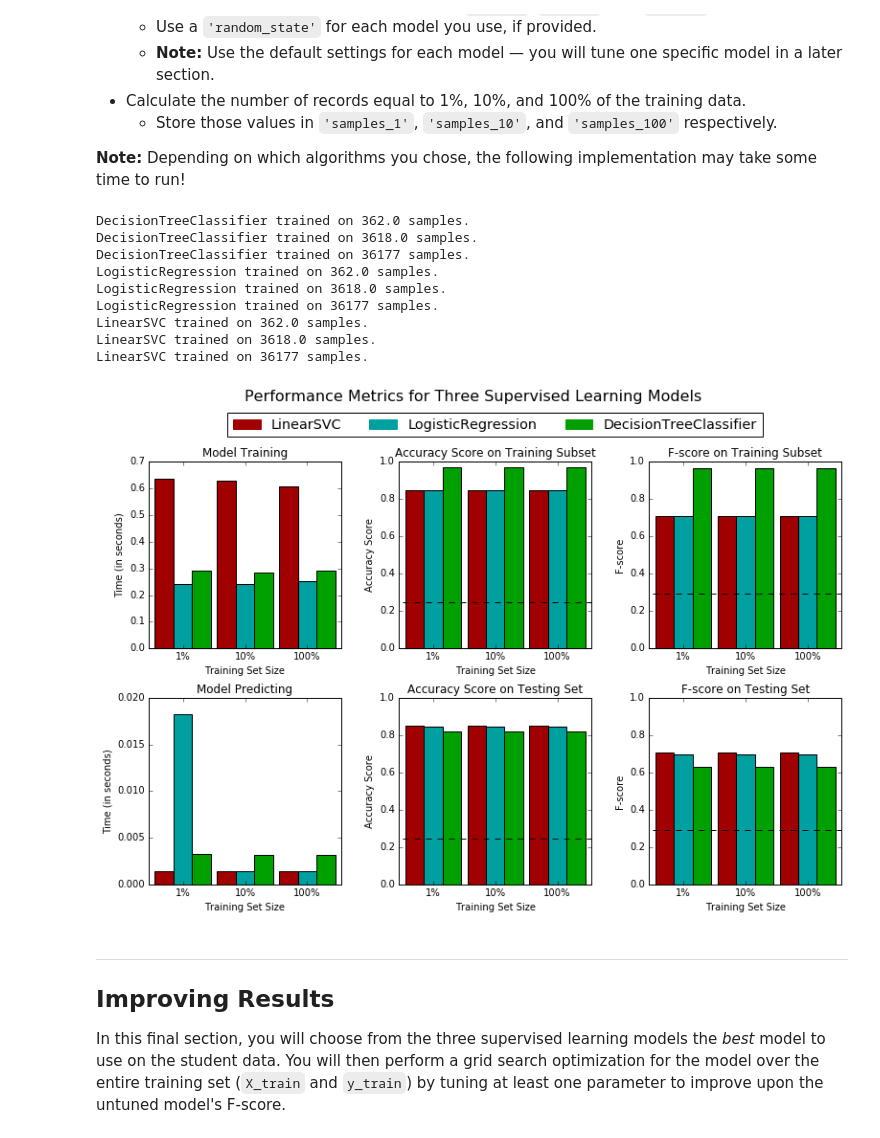
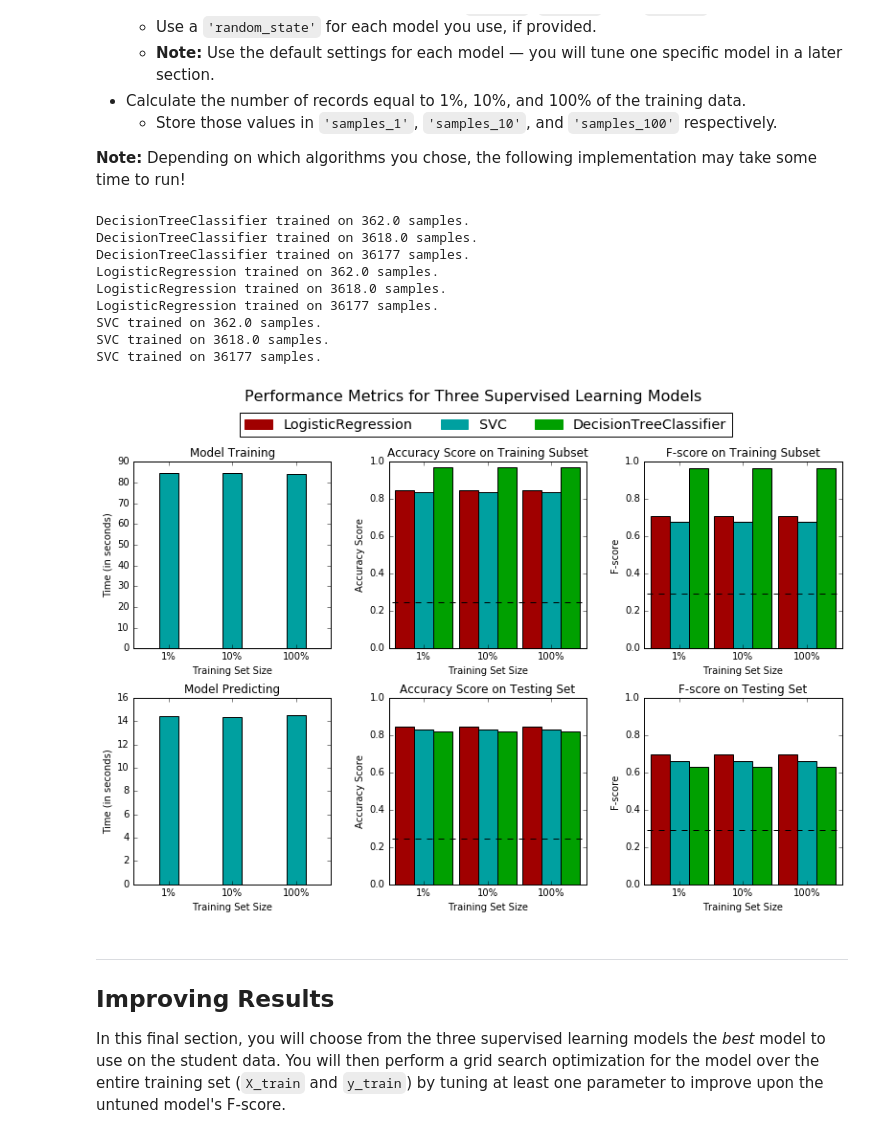
Before and after one commit to sznorbert96/machine-learning-nano, a Jupyter notebook: projects/finding_donors/finding_donors.ipynb, the cells around one changed output. Saved outputs shown, nothing was run; the diff lists cells and outputs as text; code cells hidden in the pictures.

```diff
--- a/projects/finding_donors/finding_donors.ipynb
+++ b/projects/finding_donors/finding_donors.ipynb
@@ -305,7 +304,7 @@ def train_predict(learner, sample_size, X_train, y_train, X_test, y_test):
 
     # TODO: Fit the learner to the training data using slicing with 'sample_size'
     start = time() # Get start time
-    learner = learner.fit(X_train, y_train)
+    learner = learner.fit(X_train[:sample_size], y_train[:sample_size])
     end = time() # Get end time
 
     # TODO: Calculate the training time
@@ -322,10 +321,10 @@ def train_predict(learner, sample_size, X_train, y_train, X_test, y_test):
     results['pred_time'] = end-start
 
     # TODO: Compute accuracy on the first 300 training samples
-    results['acc_train'] = accuracy_score(predictions_train, y_train[:300])
+    results['acc_train'] = accuracy_score(y_train[:300], predictions_train)
 
     # TODO: Compute accuracy on test set
-    results['acc_test'] = accuracy_score(predictions_test, y_test)
+    results['acc_test'] = accuracy_score(y_test, predictions_test)
 
     # TODO: Compute F-score on the the first 300 training samples
     results['f_train'] = fbeta_score(y_train[:300],predictions_train, beta = 0.5)
@@ -353,40 +352,40 @@ In the code cell, you will need to implement the following:
 # TODO: Import the three supervised learning models from sklearn
 from sklearn.tree import DecisionTreeClassifier
 from sklearn.linear_model import LogisticRegression
-from sklearn.svm import LinearSVC
+from sklearn.svm import SVC
 
 # TODO: Initialize the three models
 clf_A = DecisionTreeClassifier(random_state = 42)
 clf_B = LogisticRegression(random_state = 0)
-clf_C = LinearSVC()
+clf_C = SVC(random_state = 42)
 
 # TODO: Calculate the number of samples for 1%, 10%, and 100% of the training data
 samples_1 = round((X_train.shape[0]) * 0.01)
 samples_10 = round((X_train.shape[0]) * 0.1)
 samples_100 = (X_train.shape[0])
 
 # Collect results on the learners
 results = {}
 for clf in [clf_A, clf_B, clf_C]:
     clf_name = clf.__class__.__name__
     results[clf_name] = {}
     for i, samples in enumerate([samples_1, samples_10, samples_100]):
         results[clf_name][i] = \
         train_predict(clf, samples, X_train, y_train, X_test, y_test)
 
 # Run metrics visualization for the three supervised learning models chosen
 vs.evaluate(results, accuracy, fscore)
 # %% [output]
 DecisionTreeClassifier trained on 362.0 samples.
 DecisionTreeClassifier trained on 3618.0 samples.
 DecisionTreeClassifier trained on 36177 samples.
 LogisticRegression trained on 362.0 samples.
 LogisticRegression trained on 3618.0 samples.
 LogisticRegression trained on 36177 samples.
-LinearSVC trained on 362.0 samples.
-LinearSVC trained on 3618.0 samples.
-LinearSVC trained on 36177 samples.
+SVC trained on 362.0 samples.
+SVC trained on 3618.0 samples.
+SVC trained on 36177 samples.
-[figure, old version]
+[figure, new version]
 # %% [markdown]
 ----
 ## Improving Results
```
Also changed, not shown: parts of 5 cells of this notebook, 1 other file.
